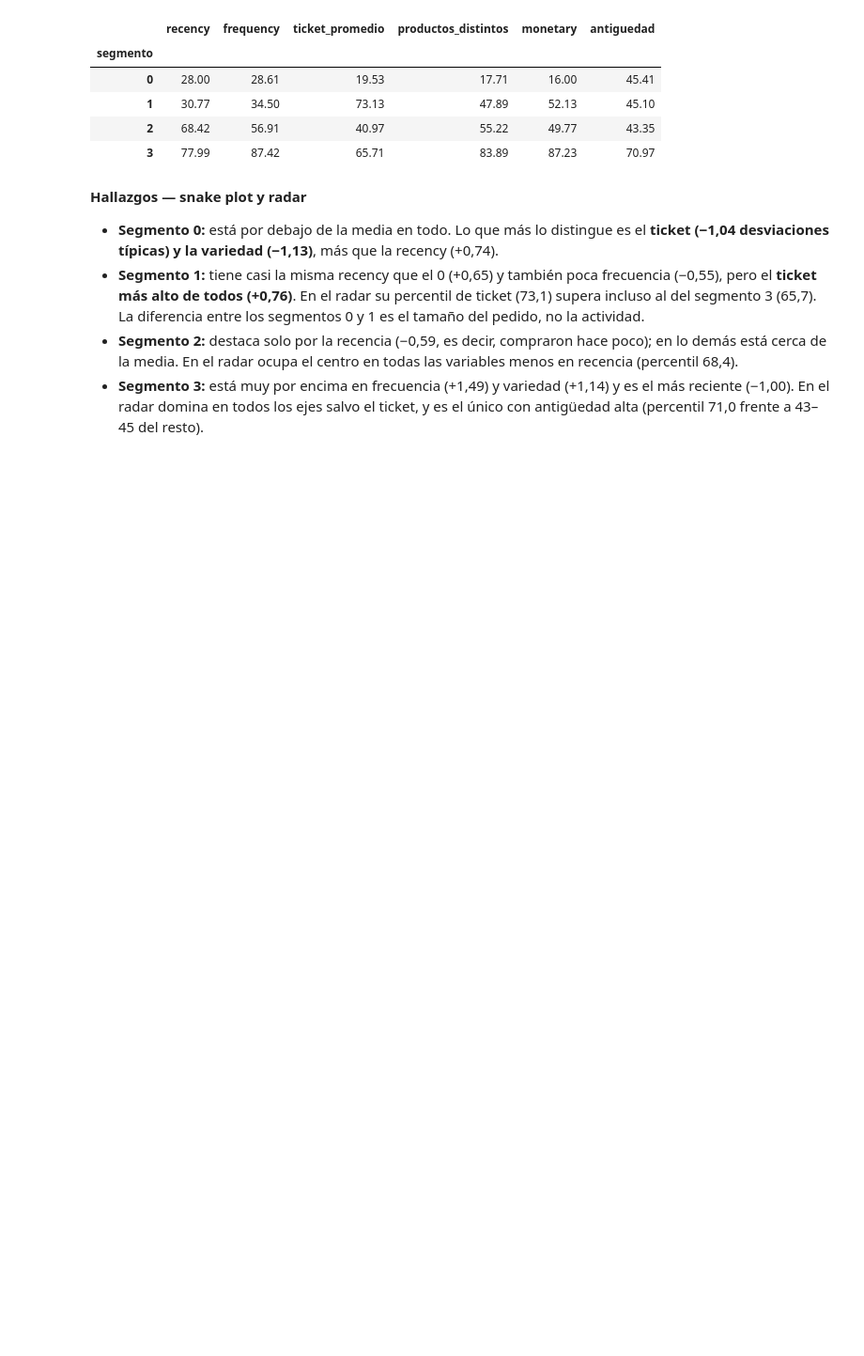
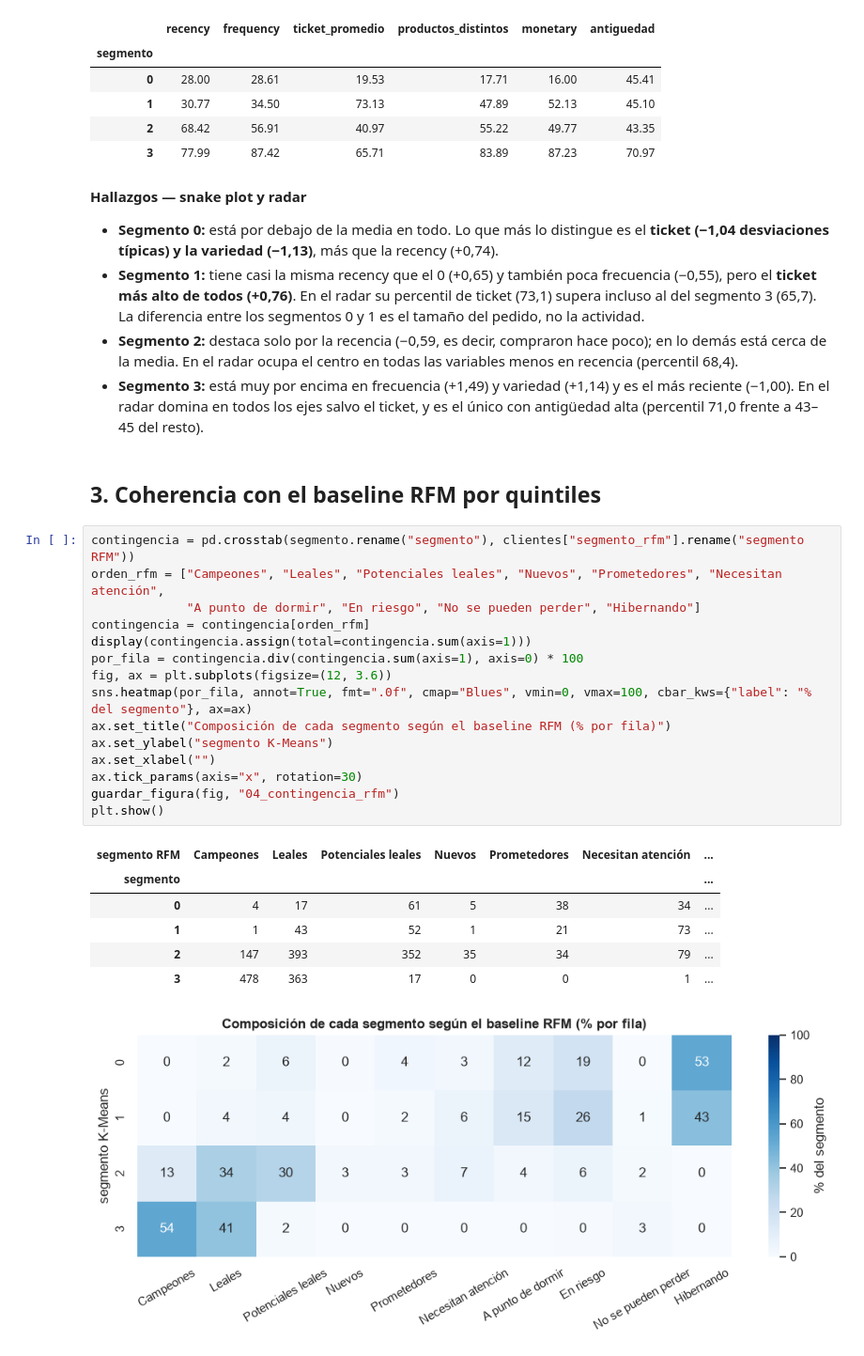
Before and after one commit to Andres766/proeyecto-mineria-de-datos, a Jupyter notebook: notebooks/04_perfiles.ipynb, the cells around one changed output. Shown at 94% size. Drawn from its saved outputs; the diff is of its cells as text; blank space fills up the shorter version.

Commit message:
Añade cruce con el baseline RFM y subgrupo de cuentas clave

```diff
--- a/notebooks/04_perfiles.ipynb
+++ b/notebooks/04_perfiles.ipynb
@@ -184,3 +184,28 @@ radar
   En el radar ocupa el centro en todas las variables menos en recencia (percentil 68,4).
 - **Segmento 3:** está muy por encima en frecuencia (+1,49) y variedad (+1,14) y es el más reciente (−1,00). En el radar
   domina en todos los ejes salvo el ticket, y es el único con antigüedad alta (percentil 71,0 frente a 43–45 del resto).
+# %% [markdown]
+## 3. Coherencia con el baseline RFM por quintiles
+# %%
+contingencia = pd.crosstab(segmento.rename("segmento"), clientes["segmento_rfm"].rename("segmento RFM"))
+orden_rfm = ["Campeones", "Leales", "Potenciales leales", "Nuevos", "Prometedores", "Necesitan atención",
+             "A punto de dormir", "En riesgo", "No se pueden perder", "Hibernando"]
+contingencia = contingencia[orden_rfm]
+display(contingencia.assign(total=contingencia.sum(axis=1)))
+por_fila = contingencia.div(contingencia.sum(axis=1), axis=0) * 100
+fig, ax = plt.subplots(figsize=(12, 3.6))
+sns.heatmap(por_fila, annot=True, fmt=".0f", cmap="Blues", vmin=0, vmax=100, cbar_kws={"label": "% del segmento"}, ax=ax)
+ax.set_title("Composición de cada segmento según el baseline RFM (% por fila)")
+ax.set_ylabel("segmento K-Means")
+ax.set_xlabel("")
+ax.tick_params(axis="x", rotation=30)
+guardar_figura(fig, "04_contingencia_rfm")
+plt.show()
+# %% [output]
+| segmento RFM | Campeones | Leales | Potenciales leales | Nuevos | Prometedores | Necesitan atención | ... |
+| segmento |  |  |  |  |  |  | ... |
+| 0 | 4 | 17 | 61 | 5 | 38 | 34 | ... |
+| 1 | 1 | 43 | 52 | 1 | 21 | 73 | ... |
+| 2 | 147 | 393 | 352 | 35 | 34 | 79 | ... |
+| 3 | 478 | 363 | 17 | 0 | 0 | 1 | ... |
+[figure, added]
```
Also changed, not shown: parts of 9 cells of this notebook.
